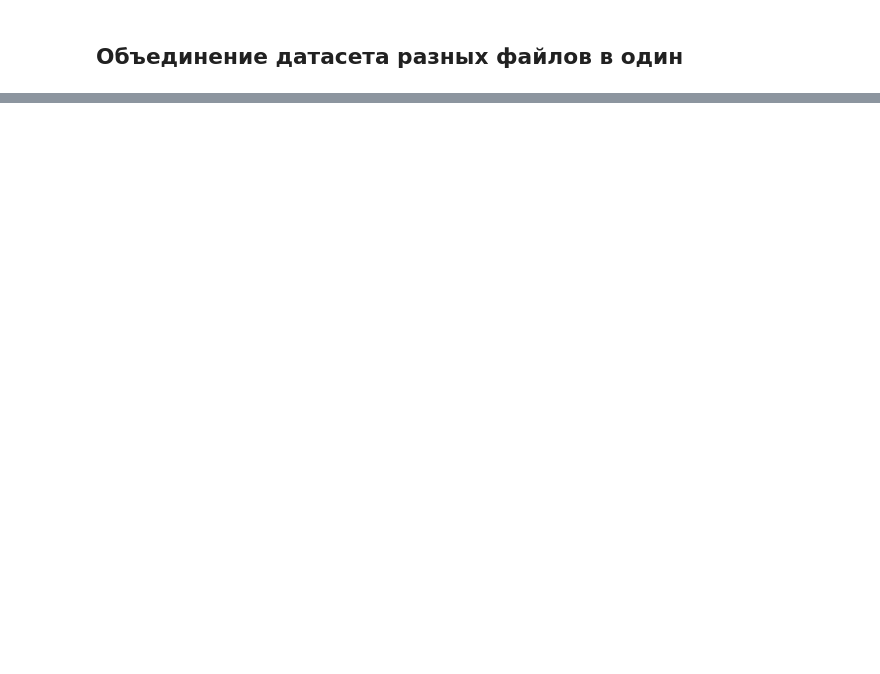
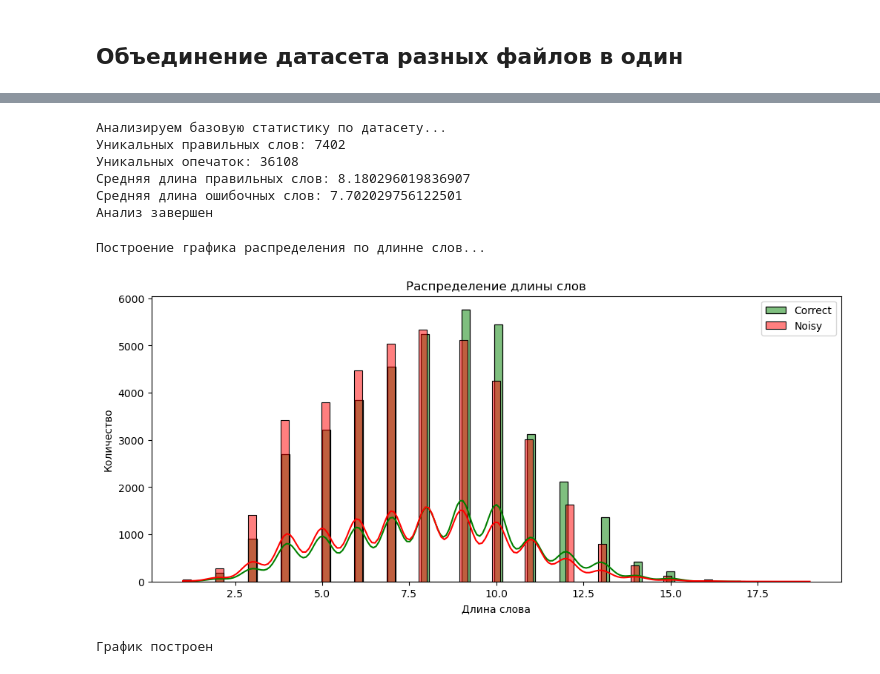
Before and after one commit to Dorkads/spellfixer-ml, a Jupyter notebook: notebooks/data-analysis.ipynb, the cells around one changed output, grey strips where cells are left out. Cells and saved outputs as stored; diff of their text form; code cells hidden in the pictures; blank space fills up the shorter version.

Commit message:
Загрузка датасета, анализ слов, построение графика распределения слов

```diff
--- a/notebooks/data-analysis.ipynb
+++ b/notebooks/data-analysis.ipynb
@@ -47,0 +79,6 @@ df.to_csv(output_path, index=False, encoding="utf-8")
+# %%
+# Загрузка датасета и формирование df
+print("Загружаем датасет...")
+df = pd.read_csv("../data/processed/dataset.csv")
+print(f"Загружен датасет с количеством {len(df)} строк")
+df.head()
@@ -47,0 +94,39 @@ df.to_csv(output_path, index=False, encoding="utf-8")
+# %%
+# Формируем первичный анализ по словам
+print("Анализируем базовую статистику по датасету...")
+
+print("Уникальных правильных слов:", df["correct"].nunique())
+print("Уникальных опечаток:", df["noisy"].nunique())
+print("Средняя длина правильных слов:", df["correct"].str.len().mean())
+print("Средняя длина ошибочных слов:", df["noisy"].str.len().mean())
+
+print("Анализ завершен")
+# %% [output]
+Анализируем базовую статистику по датасету...
+Уникальных правильных слов: 7402
+Уникальных опечаток: 36108
+Средняя длина правильных слов: 8.180296019836907
+Средняя длина ошибочных слов: 7.702029756122501
+Анализ завершен
+# %%
+# Построение графика зависимости длинны слов
+print("Построение графика распределения по длинне слов...")
+
+df["correct_len"] = df["correct"].str.len()
+df["noisy_len"] = df["noisy"].str.len()
+
+plt.figure(figsize=(12, 5))
+sns.histplot(df["correct_len"], color="green", label="Correct", kde=True)
+sns.histplot(df["noisy_len"], color="red", label="Noisy", kde=True)
+plt.title("Распределение длины слов")
+plt.legend()
+plt.xlabel("Длина слова")
+plt.ylabel("Количество")
+plt.savefig('../src/analysis-stat/len.png', dpi=300)
+plt.show()
+
+print("График построен")
+# %% [output]
+Построение графика распределения по длинне слов...
+[figure, added]
+График построен
```
Also changed, not shown: parts of 3 cells of this notebook, 1 other file.
